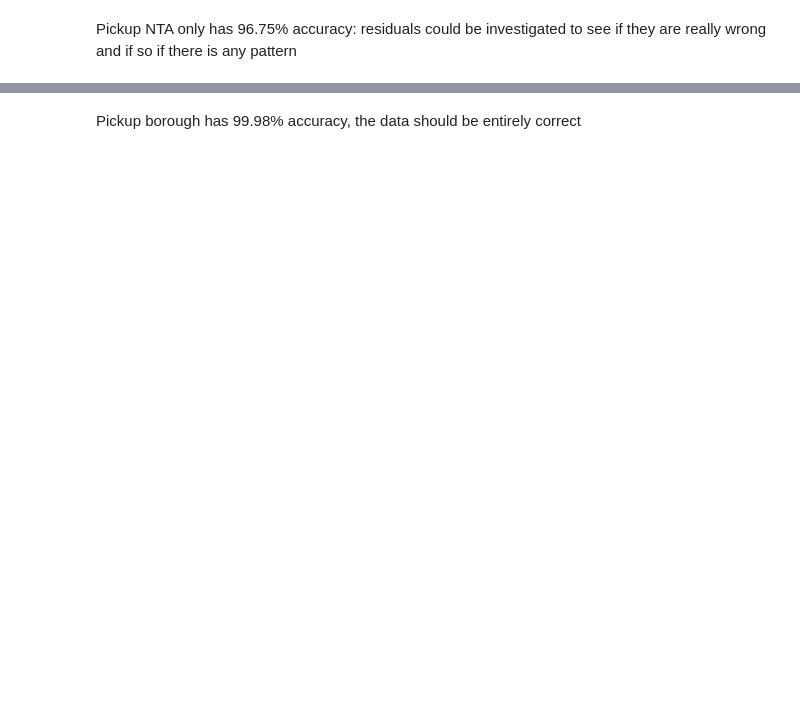
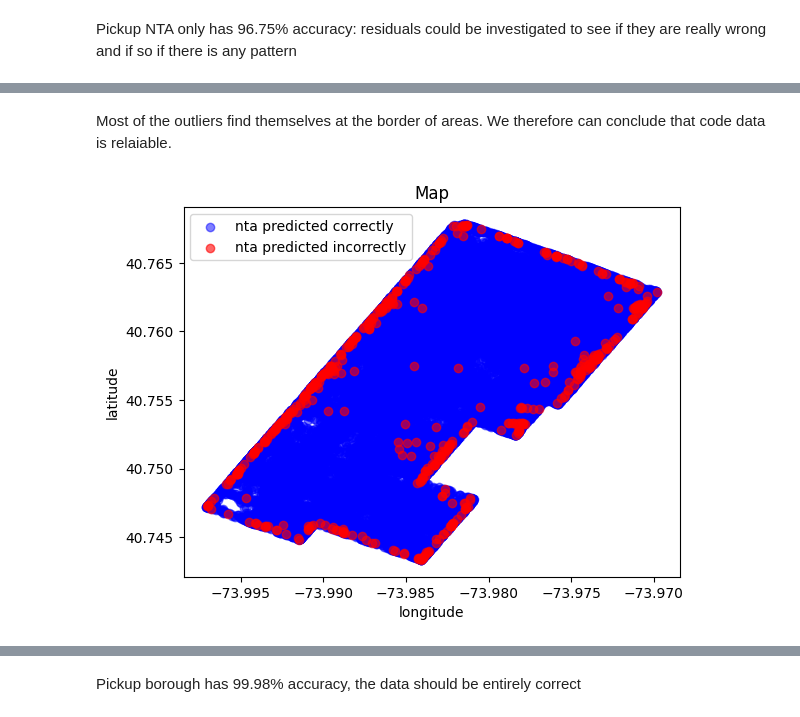
Before and after one commit to MichalKrzyzanski2002/Foundations-Data-Science-Project, a Jupyter notebook: Cleaning.ipynb, the cells around one changed output, grey strips where cells are left out. Drawn from its saved outputs; the diff is of its cells as text; code cells hidden in the pictures; blank space fills up the shorter version.

```diff
--- a/Cleaning.ipynb
+++ b/Cleaning.ipynb
@@ -868,10 +864,10 @@ Pickup NTA only has 96.75% accuracy: residuals could be investigated to see if t
 # %%
 import sklearn as sklearn
 from sklearn import tree
-classifier = tree.ExtraTreeClassifier()
+classifier = tree.ExtraTreeClassifier(class_weight="balanced")
 X = data[['pickup_longitude','pickup_latitude']]
 X_train, X_test, Y_train, Y_test = sklearn.model_selection.train_test_split(X,data['pickup_nta_code'])
 classifier.fit(X_train, Y_train)
-classifier.score(X_test, Y_test) ## 97% accuracy means codes are generally correct: however we should investigate
+classifier.score(X_test, Y_test)
 print(classifier.score(X_test, Y_test))
 # %% [output]
@@ -878,0 +875,16 @@ print(classifier.score(X_test, Y_test))
+# %%
+predicted=classifier.predict(X)
+data_code=data.copy()
+data_code["predicted_nta"]=pd.Series(predicted)
+diff_mask=pd.Series(predicted)!=data["pickup_nta_code"]
+negative_mask=pd.Series(predicted)==data["pickup_nta_code"]
+# %%
+def plot_difference(code):
+    code_mask=data_code["pickup_nta_code"].str.contains((code))
+    plt.clf()
+    plt.scatter(data.loc[negative_mask & code_mask]['pickup_longitude'],data.loc[negative_mask & code_mask]['pickup_latitude'], color = 'blue', label = "nta predicted correctly", alpha = 0.5)
+    plt.scatter(data.loc[diff_mask & code_mask]['pickup_longitude'],data.loc[diff_mask & code_mask]['pickup_latitude'], color = 'red', label = "nta predicted incorrectly", alpha = 0.6)
+    plt.xlabel('longitude')
+    plt.ylabel('latitude')
+    plt.title('Map')
+    plt.legend()
@@ -878,0 +911,6 @@ print(classifier.score(X_test, Y_test))
+# %% [markdown]
+Most of the outliers find themselves at the border of areas. We therefore can conclude that code data is relaiable.
+# %%
+plot_difference("MN17")
+# %% [output]
+[figure, added]
```
Also changed, not shown: parts of 36 cells of this notebook.
